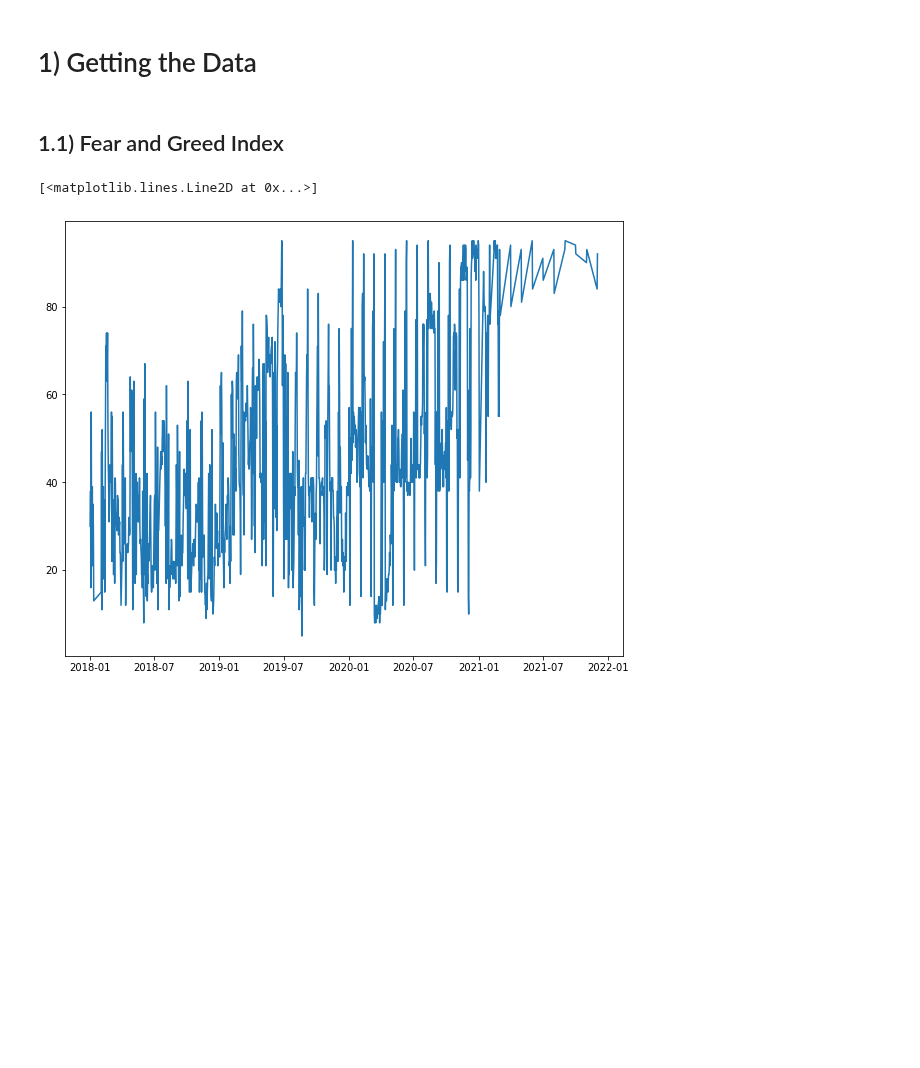
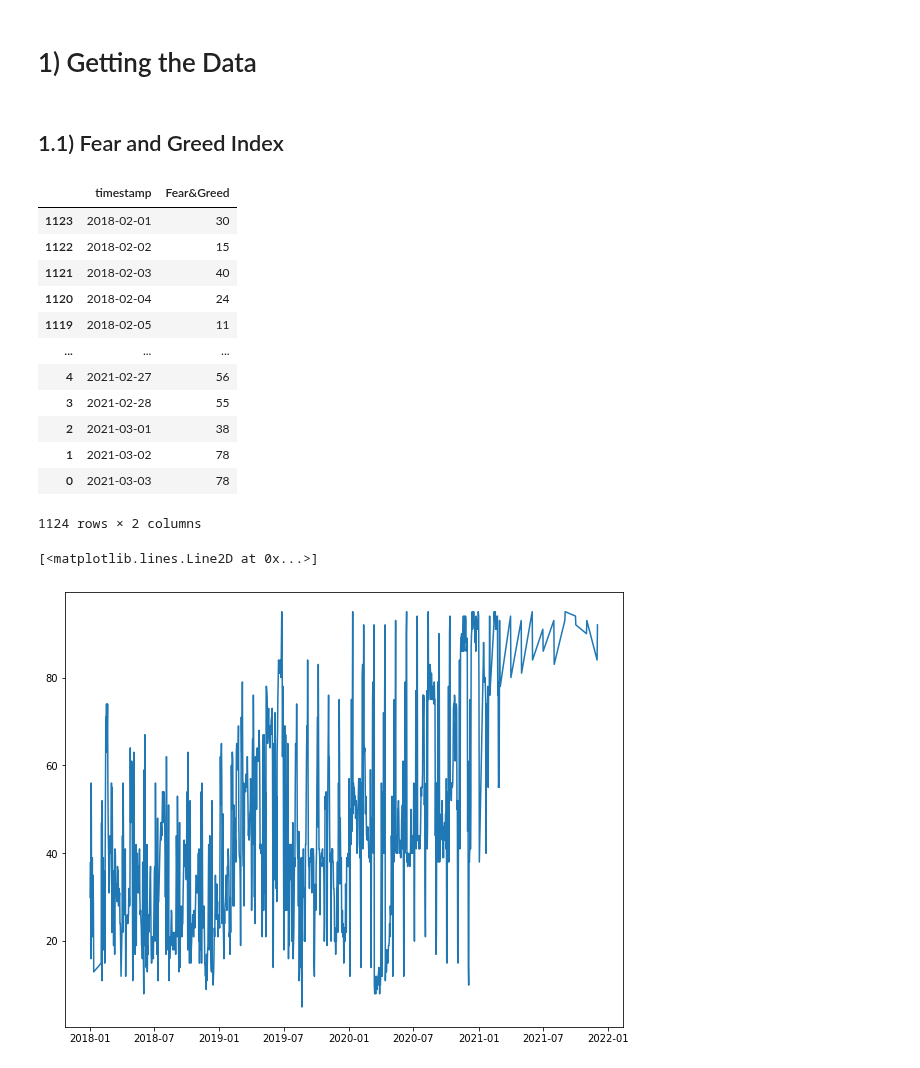
Before and after one commit to Dmunozig/crypto_sentiment, a Jupyter notebook: notebooks/Yassine Exploration NB.ipynb, the cells around one changed output. Saved outputs shown, nothing was run; the diff lists cells and outputs as text; code cells hidden in the pictures; blank space fills up the shorter version.

```diff
--- a/notebooks/Yassine Exploration NB.ipynb
+++ b/notebooks/Yassine Exploration NB.ipynb
@@ -18,6 +18,22 @@ data = pd.read_csv('../data/Fear_Greed_df.csv')
 # %%
 data.timestamp = pd.to_datetime(data.timestamp)
 sentiment_score = data.sort_values(by='timestamp')
+# %%
+sentiment_score
+# %% [output]
+|  | timestamp | Fear&Greed |
+| 1123 | 2018-02-01 | 30 |
+| 1122 | 2018-02-02 | 15 |
+| 1121 | 2018-02-03 | 40 |
+| 1120 | 2018-02-04 | 24 |
+| 1119 | 2018-02-05 | 11 |
+| ... | ... | ... |
+| 4 | 2021-02-27 | 56 |
+| 3 | 2021-02-28 | 55 |
+| 2 | 2021-03-01 | 38 |
+| 1 | 2021-03-02 | 78 |
+| 0 | 2021-03-03 | 78 |
+1124 rows × 2 columns
 # %%
 figure = plt.figure(figsize=(10,8))
 plt.plot(sentiment_score_df)
```
Also changed, not shown: 2 other files.
